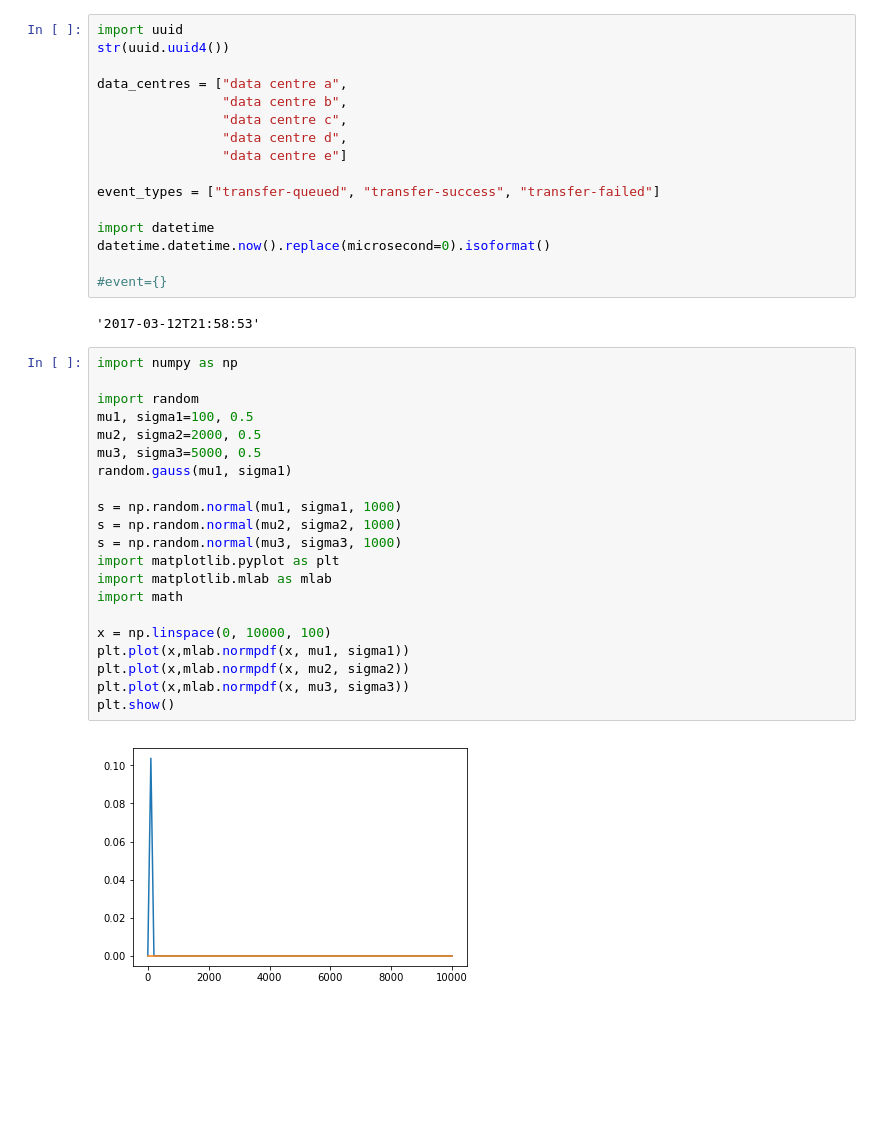
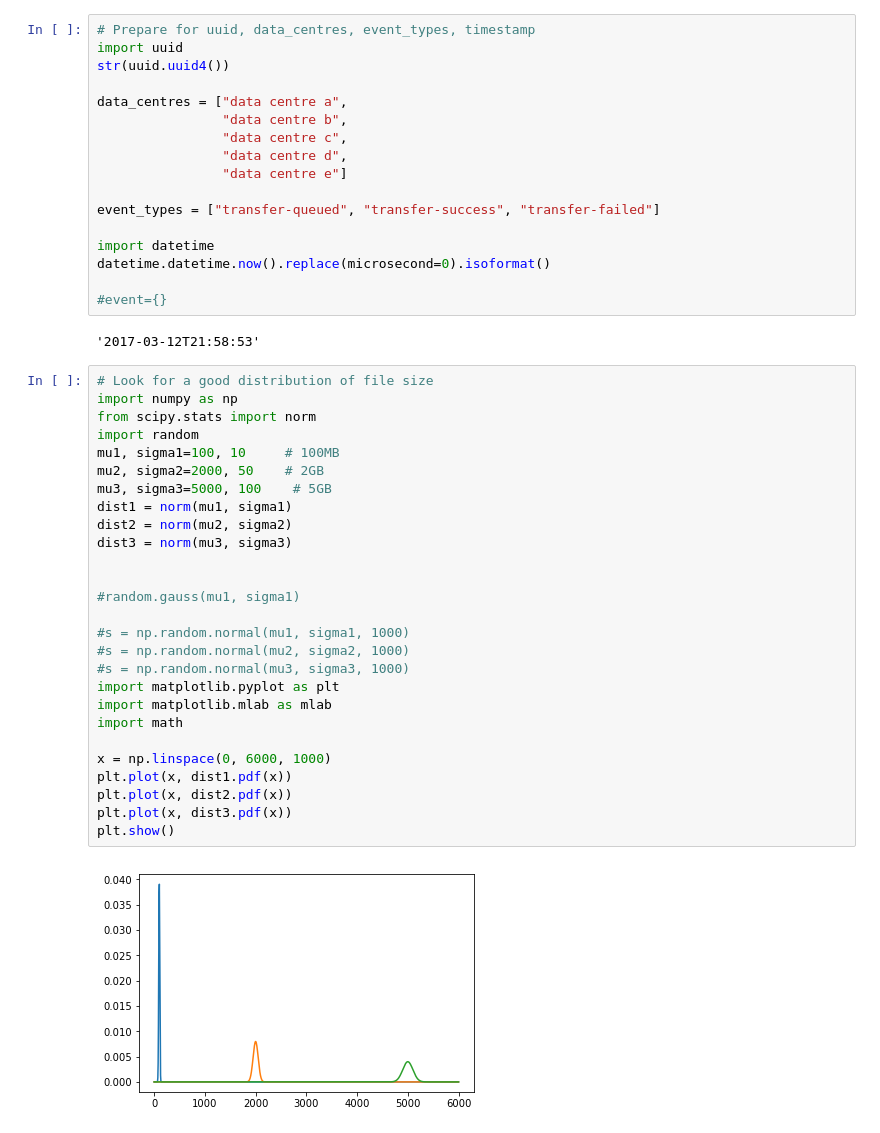
Before and after one commit to timxzz/elastic_search, a Jupyter notebook: ES.ipynb, the cells around one changed output. Cells and saved outputs as stored; diff of their text form; blank space fills up the shorter version.

```diff
--- a/ES.ipynb
+++ b/ES.ipynb
@@ -29,6 +30,7 @@ es.cluster.health()
  u'timed_out': False,
  u'unassigned_shards': 0}
 # %%
+# Prepare for uuid, data_centres, event_types, timestamp
 import uuid
 str(uuid.uuid4())
 
@@ -47,25 +49,31 @@ datetime.datetime.now().replace(microsecond=0).isoformat()
 # %% [output]
 '2017-03-12T21:58:53'
 # %%
+# Look for a good distribution of file size
 import numpy as np
+from scipy.stats import norm
+import random
+mu1, sigma1=100, 10     # 100MB
+mu2, sigma2=2000, 50    # 2GB
+mu3, sigma3=5000, 100    # 5GB
+dist1 = norm(mu1, sigma1)
+dist2 = norm(mu2, sigma2)
+dist3 = norm(mu3, sigma3)
 
-import random
-mu1, sigma1=100, 0.5
-mu2, sigma2=2000, 0.5
-mu3, sigma3=5000, 0.5
-random.gauss(mu1, sigma1)
 
-s = np.random.normal(mu1, sigma1, 1000)
-s = np.random.normal(mu2, sigma2, 1000)
-s = np.random.normal(mu3, sigma3, 1000)
+#random.gauss(mu1, sigma1)
+
+#s = np.random.normal(mu1, sigma1, 1000)
+#s = np.random.normal(mu2, sigma2, 1000)
+#s = np.random.normal(mu3, sigma3, 1000)
 import matplotlib.pyplot as plt
 import matplotlib.mlab as mlab
 import math
 
-x = np.linspace(0, 10000, 100)
-plt.plot(x,mlab.normpdf(x, mu1, sigma1))
-plt.plot(x,mlab.normpdf(x, mu2, sigma2))
-plt.plot(x,mlab.normpdf(x, mu3, sigma3))
+x = np.linspace(0, 6000, 1000)
+plt.plot(x, dist1.pdf(x))
+plt.plot(x, dist2.pdf(x))
+plt.plot(x, dist3.pdf(x))
 plt.show()
 # %% [output]
-[figure, old version]
+[figure, new version]
```
Also changed, not shown: parts of 3 cells of this notebook.
